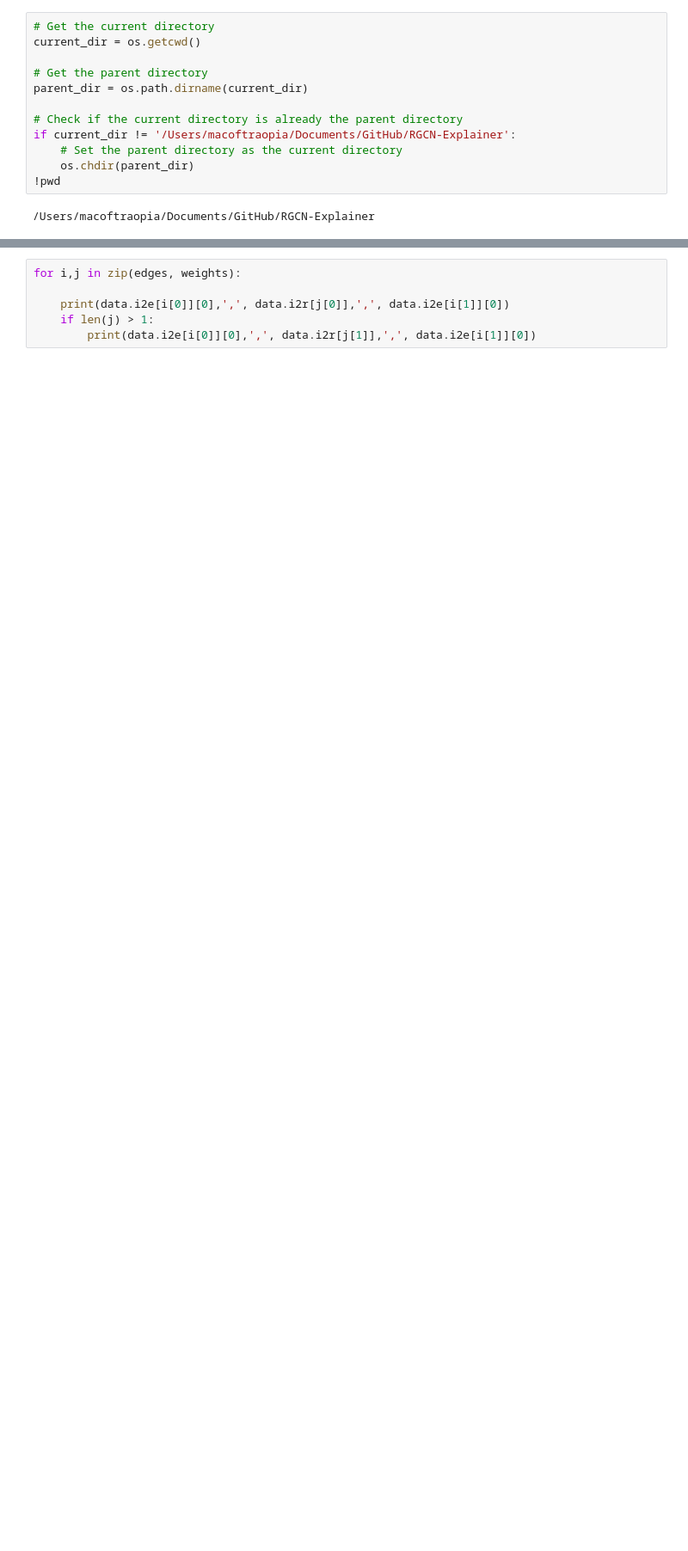
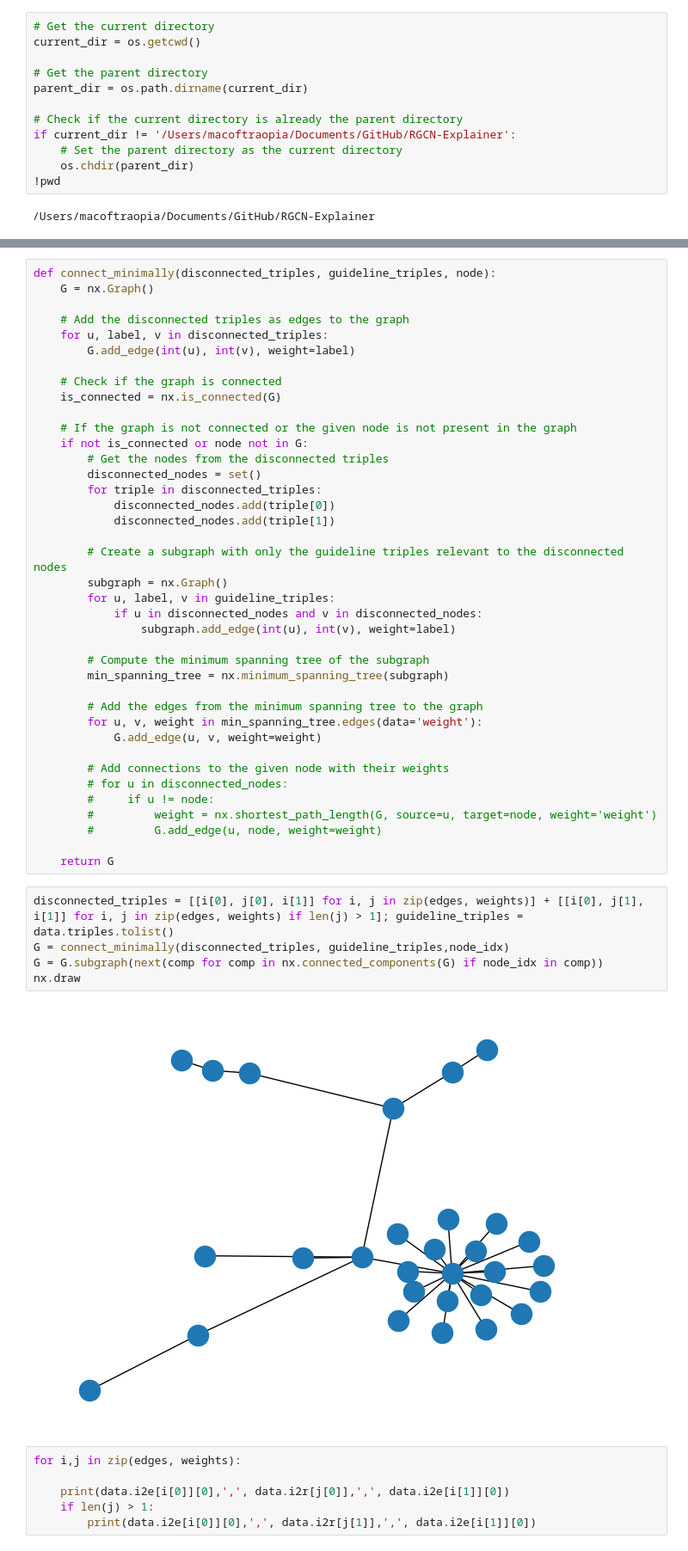
Before and after one commit to traopia/RGCN-Explainer, a Jupyter notebook: RGCN_stuff/visualization.ipynb, the cells around one changed output, grey strips where cells are left out. Shown at 86% size. Cells and saved outputs as stored; diff of their text form; blank space fills up the shorter version.

```diff
--- a/RGCN_stuff/visualization.ipynb
+++ b/RGCN_stuff/visualization.ipynb
@@ -78,3 +593,49 @@ Counter({'publication': 8, 'author': 6})
+# %%
+def connect_minimally(disconnected_triples, guideline_triples, node):
+    G = nx.Graph()
+
+    # Add the disconnected triples as edges to the graph
+    for u, label, v in disconnected_triples:
+        G.add_edge(int(u), int(v), weight=label)
+
+    # Check if the graph is connected
+    is_connected = nx.is_connected(G)
+
+    # If the graph is not connected or the given node is not present in the graph
+    if not is_connected or node not in G:
+        # Get the nodes from the disconnected triples
+        disconnected_nodes = set()
+        for triple in disconnected_triples:
+            disconnected_nodes.add(triple[0])
+            disconnected_nodes.add(triple[1])
+
+        # Create a subgraph with only the guideline triples relevant to the disconnected nodes
+        subgraph = nx.Graph()
+        for u, label, v in guideline_triples:
+            if u in disconnected_nodes and v in disconnected_nodes:
+                subgraph.add_edge(int(u), int(v), weight=label)
+
+        # Compute the minimum spanning tree of the subgraph
+        min_spanning_tree = nx.minimum_spanning_tree(subgraph)
+
+        # Add the edges from the minimum spanning tree to the graph
+        for u, v, weight in min_spanning_tree.edges(data='weight'):
+            G.add_edge(u, v, weight=weight)
+
+        # Add connections to the given node with their weights
+        # for u in disconnected_nodes:
+        #     if u != node:
+        #         weight = nx.shortest_path_length(G, source=u, target=node, weight='weight')
+        #         G.add_edge(u, node, weight=weight)
+
+    return G
+# %%
+disconnected_triples = [[i[0], j[0], i[1]] for i, j in zip(edges, weights)] + [[i[0], j[1], i[1]] for i, j in zip(edges, weights) if len(j) > 1]; guideline_triples = data.triples.tolist()
+G = connect_minimally(disconnected_triples, guideline_triples,node_idx)
+G = G.subgraph(next(comp for comp in nx.connected_components(G) if node_idx in comp))
+nx.draw
+# %% [output]
+[figure, added]
 # %%
 for i,j in zip(edges, weights):
 
```
Also changed, not shown: parts of 16 cells of this notebook, 19 other files.
